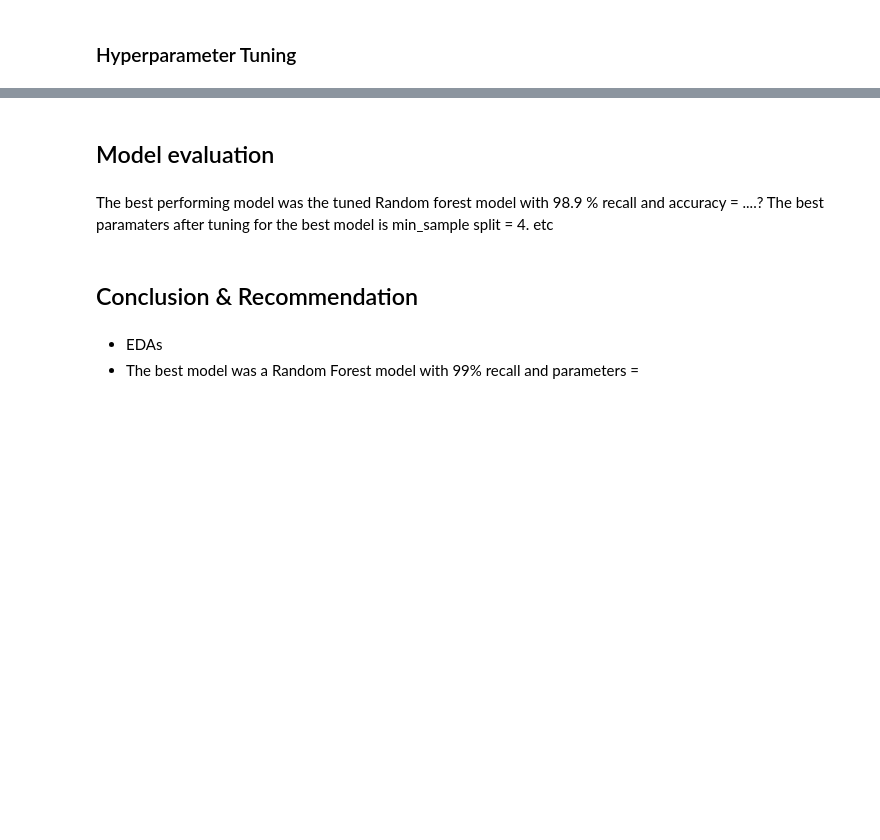
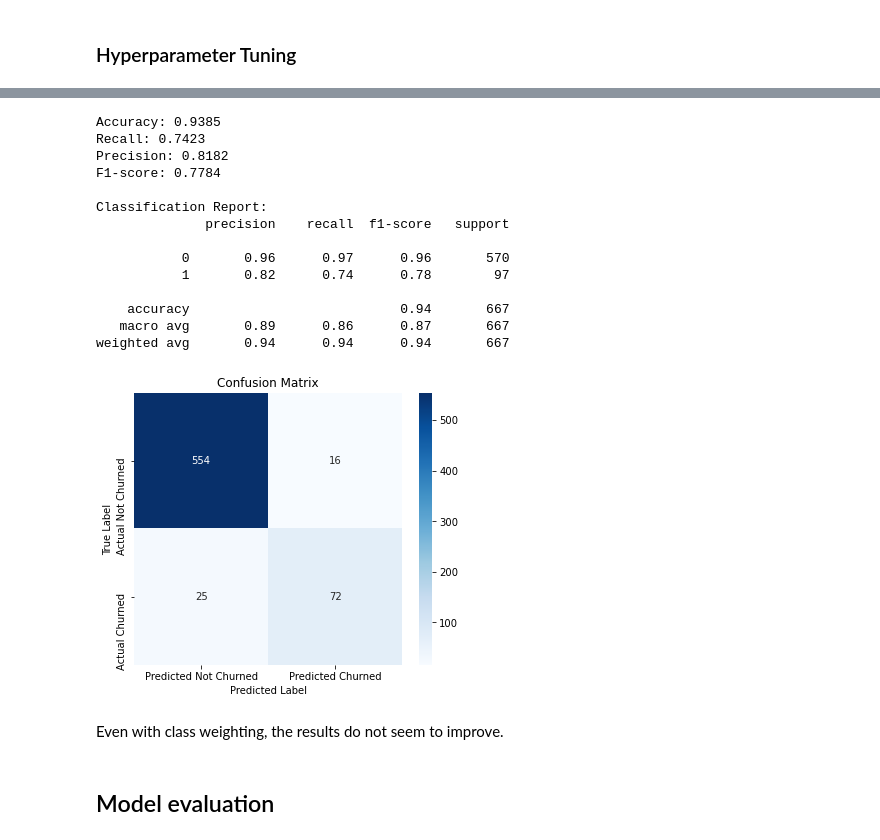
Before and after one commit to odhinto/Phase3Project, a Jupyter notebook: index.ipynb, the cells around one changed output, grey strips where cells are left out. Cells and saved outputs as stored; diff of their text form; code cells hidden in the pictures; blank space fills up the shorter version.

Commit message:
conclusion

```diff
--- a/index.ipynb
+++ b/index.ipynb
@@ -836,12 +848,70 @@ Tuned Random Forest - F1-score: 0.7906976744186046
    macro avg       0.93      0.84      0.88       667
 weighted avg       0.94      0.95      0.94       667
 [figure]
+# %%
+# Initialize and train the random forest classifier but now using class weighting
+
+# Define features and target
+X = df_final_ML[['total eve minutes', 'total day charge', 'total intl calls', 'international plan', 'total intl minutes', 'total eve charge', 'number vmail messages', 'customer service calls', 'total night minutes', 'voice mail plan']]
+y = df_final_ML["churn"]
+
+# Train-test split
+X_train, X_test, y_train, y_test = train_test_split(X, y, test_size=0.2, random_state=42, stratify=y)
+
+# Standardization (if needed for other models, not necessary for Random Forest)
+scaler = StandardScaler()
+X_train_scaled = scaler.fit_transform(X_train)
+X_test_scaled = scaler.transform(X_test)
+
+# Initialize and train the Random Forest classifier with class weighting
+rf_model = RandomForestClassifier(random_state=42, class_weight="balanced", n_estimators=100, max_depth=10)  # Adjust hyperparameters if needed
+rf_model.fit(X_train, y_train)
+
+# Make predictions on the test set
+y_pred = rf_model.predict(X_test)
+
+# Evaluate the model
+accuracy = accuracy_score(y_test, y_pred)
+recall = recall_score(y_test, y_pred)
+precision = precision_score(y_test, y_pred)
+f1 = f1_score(y_test, y_pred)
+
+print(f"Accuracy: {accuracy:.4f}")
+print(f"Recall: {recall:.4f}")
+print(f"Precision: {precision:.4f}")
+print(f"F1-score: {f1:.4f}")
+
+# Print classification report
+print("\nClassification Report:")
+print(classification_report(y_test, y_pred))
+
+# Plot confusion matrix
+cm = confusion_matrix(y_test, y_pred)
+plt.figure(figsize=(6,5))
+sns.heatmap(cm, annot=True, fmt="d", cmap="Blues",
+            xticklabels=['Predicted Not Churned', 'Predicted Churned'],
+            yticklabels=['Actual Not Churned', 'Actual Churned'])
+plt.title("Confusion Matrix")
+plt.xlabel("Predicted Label")
+plt.ylabel("True Label")
+plt.show()
+# %% [output]
+Accuracy: 0.9385
+Recall: 0.7423
+Precision: 0.8182
+F1-score: 0.7784
+
+Classification Report:
+              precision    recall  f1-score   support
+
+           0       0.96      0.97      0.96       570
+           1       0.82      0.74      0.78        97
+
+    accuracy                           0.94       667
+   macro avg       0.89      0.86      0.87       667
+weighted avg       0.94      0.94      0.94       667
+[figure, added]
+# %% [markdown]
+Even with class weighting, the results do not seem to improve.
 # %% [markdown]
 ## Model evaluation
-# %% [markdown]
-The best performing model was the tuned Random forest model with 98.9 % recall and accuracy = ....? The best paramaters after tuning for the best model is min_sample split = 4. etc
-# %% [markdown]
-## Conclusion  & Recommendation
-# %% [markdown]
-- EDAs
-- The best model was a Random Forest model with 99% recall and parameters =
```
Also changed, not shown: parts of 5 cells of this notebook.
